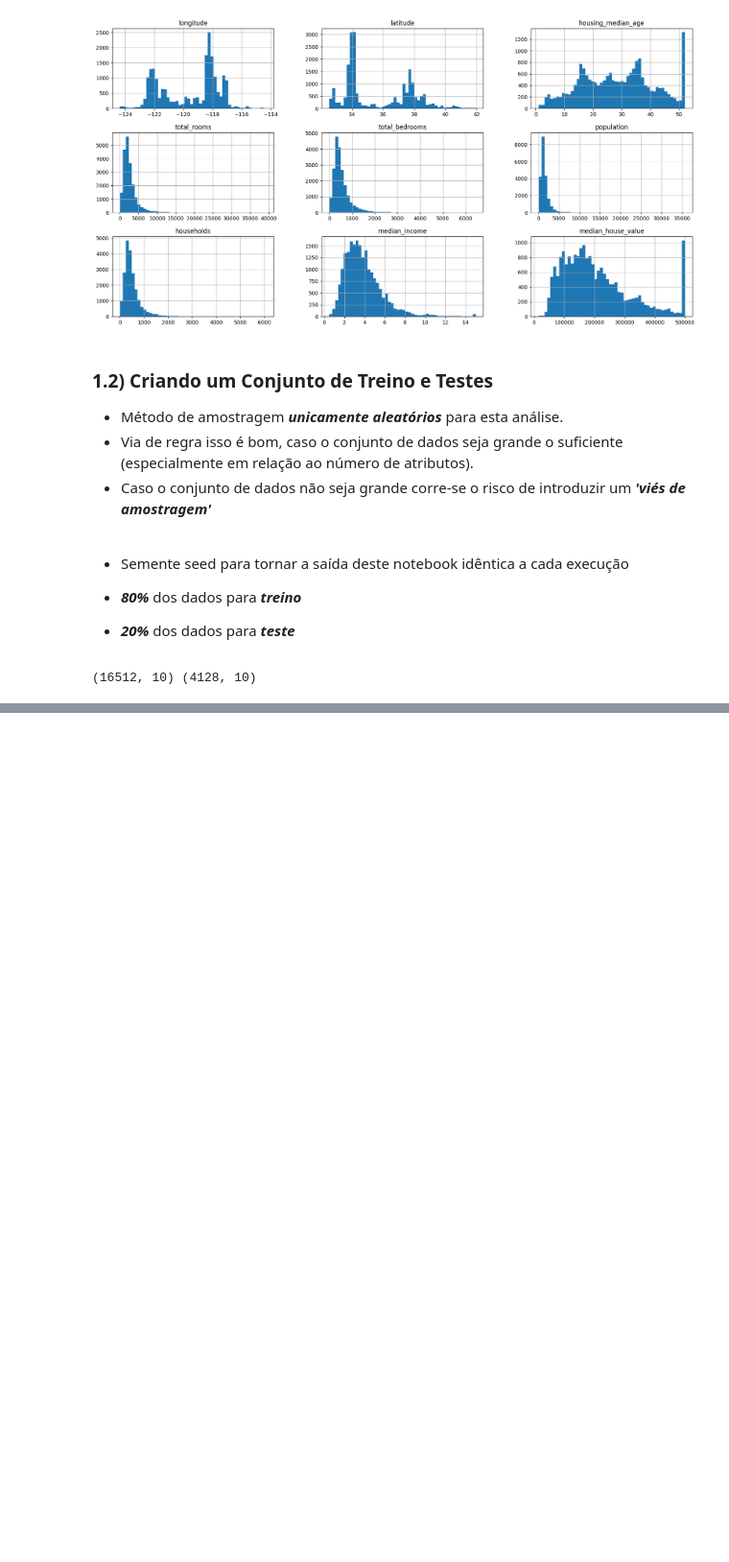
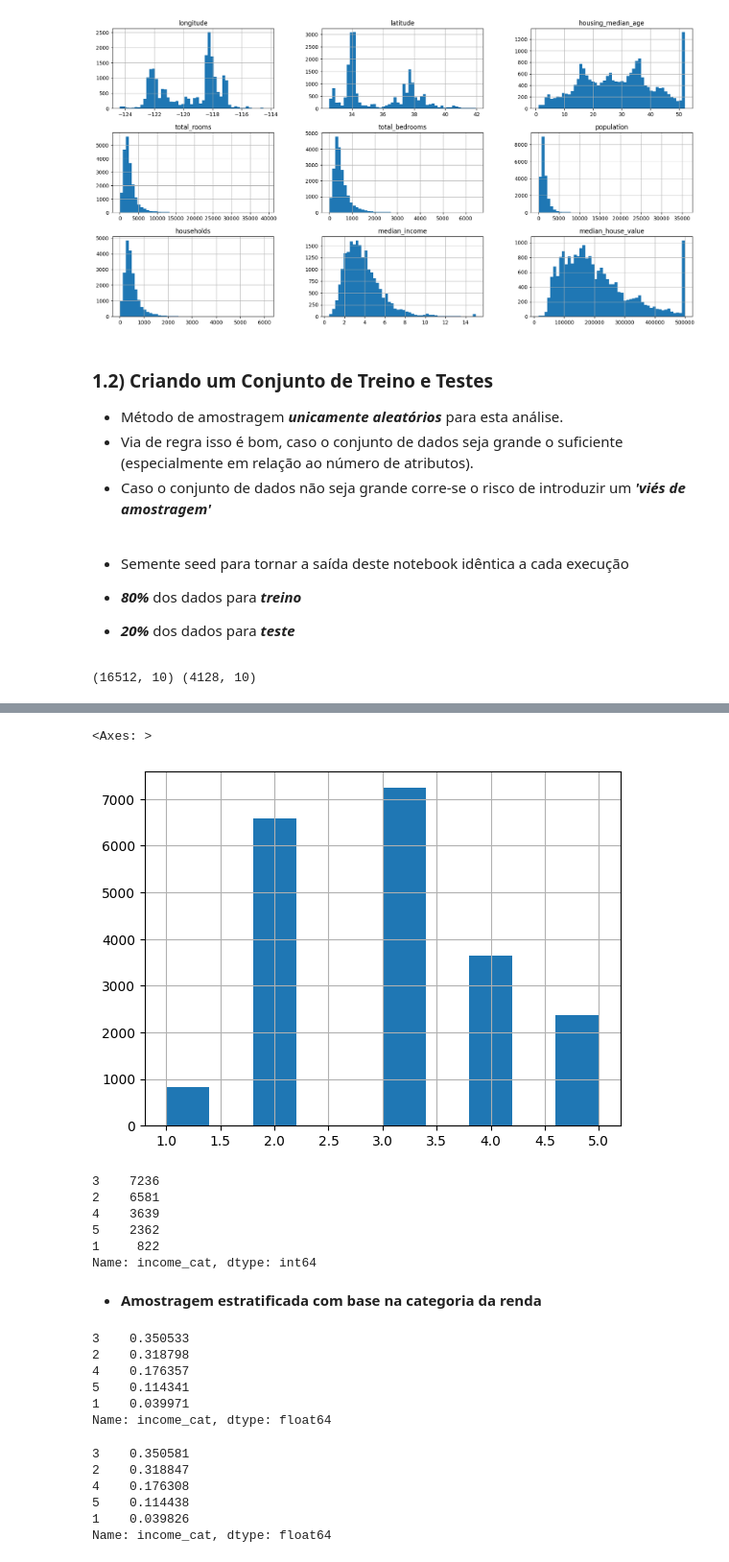
Before and after one commit to TiagoFSGomes/Machine_Learning_Models, a Jupyter notebook: property_price_prediction.ipynb, the cells around one changed output, grey strips where cells are left out. Shown: that part at 96% size. Drawn from its saved outputs; the diff is of its cells as text; code cells hidden in the pictures; blank space fills up the shorter version.

```diff
--- a/property_price_prediction.ipynb
+++ b/property_price_prediction.ipynb
@@ -156,0 +189,20 @@ print(train_set.shape, test_set.shape)
+# %%
+import numpy as np
+df["income_cat"] = pd.cut(df["median_income"],
+                               bins=[0., 1.5, 3.0, 4.5, 6., np.inf],
+                               labels=[1, 2, 3, 4, 5])
+df["income_cat"].hist()
+# %% [output]
+<Axes: >
+[figure, added]
+# %%
+df["income_cat"].value_counts()
+# %% [output]
+3    7236
+2    6581
+4    3639
+5    2362
+1     822
+Name: income_cat, dtype: int64
+# %% [markdown]
+ -  **Amostragem estratificada com base na categoria da renda**
@@ -156,0 +216,18 @@ print(train_set.shape, test_set.shape)
+# %%
+strat_test_set["income_cat"].value_counts() / len(strat_test_set)
+# %% [output]
+3    0.350533
+2    0.318798
+4    0.176357
+5    0.114341
+1    0.039971
+Name: income_cat, dtype: float64
+# %%
+df["income_cat"].value_counts() / len(df)
+# %% [output]
+3    0.350581
+2    0.318847
+4    0.176308
+5    0.114438
+1    0.039826
+Name: income_cat, dtype: float64
```
Also changed, not shown: parts of 6 cells of this notebook.
